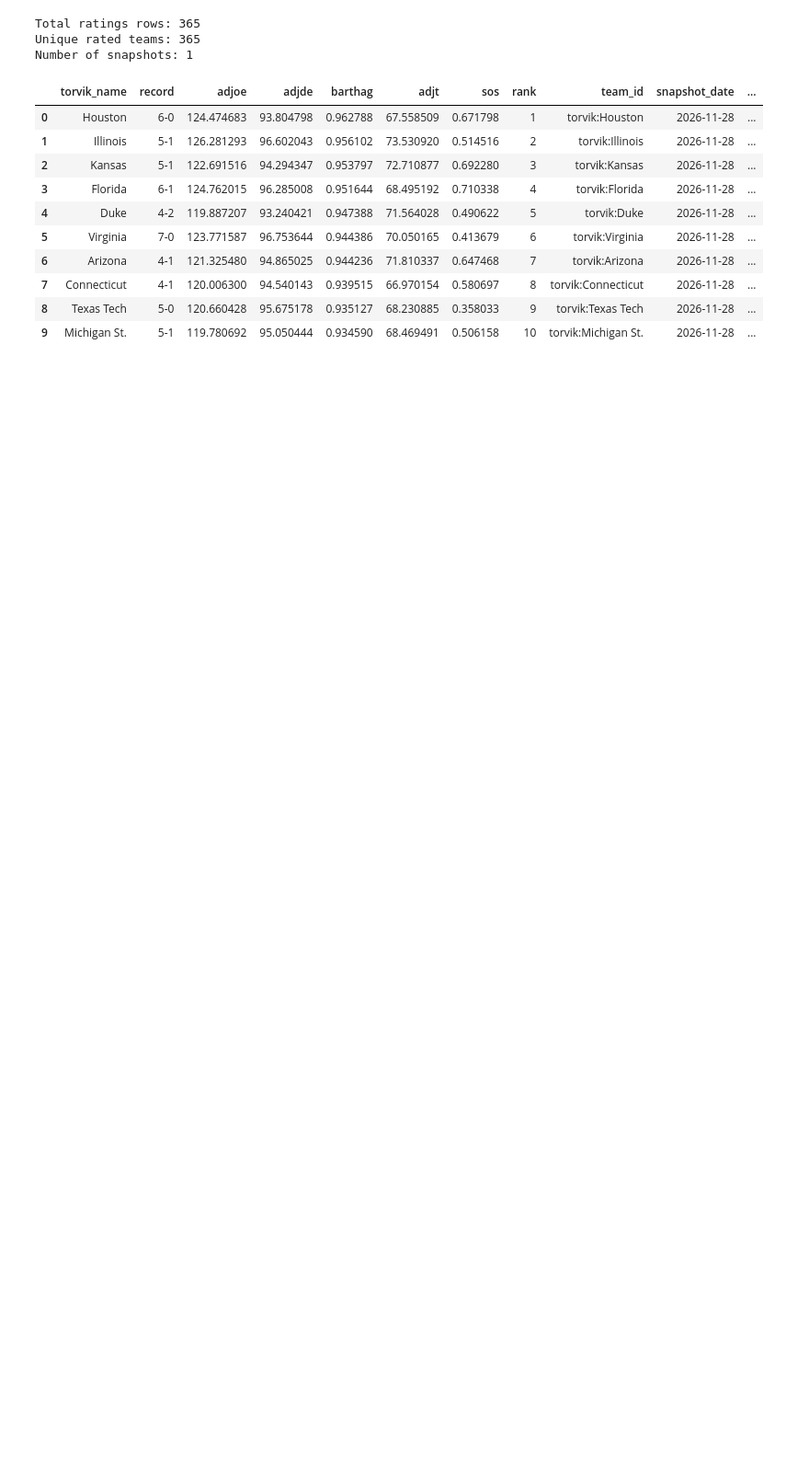
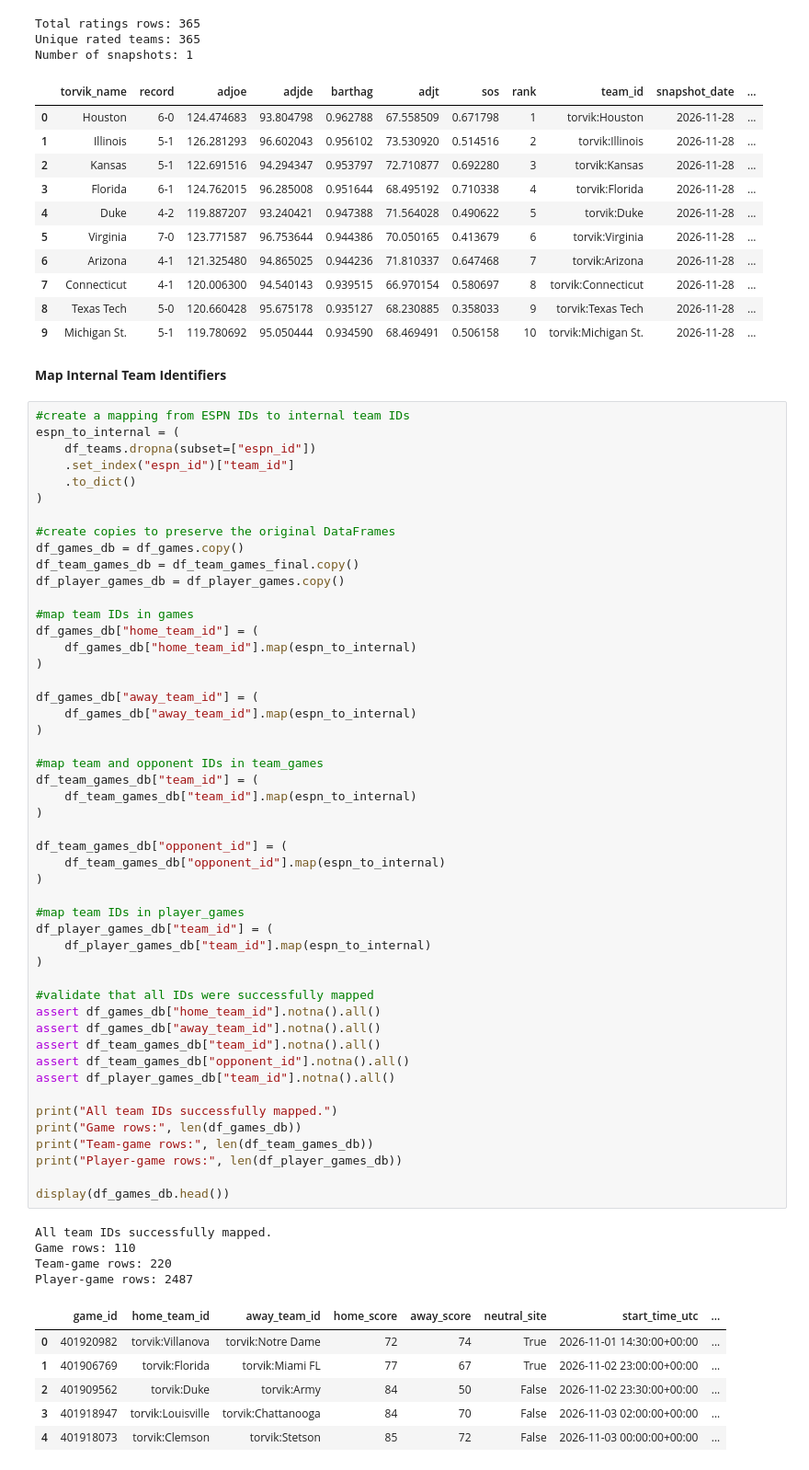
Before and after one commit to ekee7/acc_reality_check, a Jupyter notebook: ACC_Reality_Check.ipynb, the cells around one changed output. Shown at 92% size. Drawn from its saved outputs; the diff is of its cells as text; blank space fills up the shorter version.

```diff
--- a/ACC_Reality_Check.ipynb
+++ b/ACC_Reality_Check.ipynb
@@ -1450,3 +1450,65 @@ Number of snapshots: 1
 | 7 | Connecticut | 4-1 | 120.006300 | 94.540143 | 0.939515 | 66.970154 | 0.580697 | 8 | torvik:Connecticut | 2026-11-28 | ... |
 | 8 | Texas Tech | 5-0 | 120.660428 | 95.675178 | 0.935127 | 68.230885 | 0.358033 | 9 | torvik:Texas Tech | 2026-11-28 | ... |
 | 9 | Michigan St. | 5-1 | 119.780692 | 95.050444 | 0.934590 | 68.469491 | 0.506158 | 10 | torvik:Michigan St. | 2026-11-28 | ... |
+# %% [markdown]
+**Map Internal Team Identifiers**
+# %%
+#create a mapping from ESPN IDs to internal team IDs
+espn_to_internal = (
+    df_teams.dropna(subset=["espn_id"])
+    .set_index("espn_id")["team_id"]
+    .to_dict()
+)
+
+#create copies to preserve the original DataFrames
+df_games_db = df_games.copy()
+df_team_games_db = df_team_games_final.copy()
+df_player_games_db = df_player_games.copy()
+
+#map team IDs in games
+df_games_db["home_team_id"] = (
+    df_games_db["home_team_id"].map(espn_to_internal)
+)
+
+df_games_db["away_team_id"] = (
+    df_games_db["away_team_id"].map(espn_to_internal)
+)
+
+#map team and opponent IDs in team_games
+df_team_games_db["team_id"] = (
+    df_team_games_db["team_id"].map(espn_to_internal)
+)
+
+df_team_games_db["opponent_id"] = (
+    df_team_games_db["opponent_id"].map(espn_to_internal)
+)
+
+#map team IDs in player_games
+df_player_games_db["team_id"] = (
+    df_player_games_db["team_id"].map(espn_to_internal)
+)
+
+#validate that all IDs were successfully mapped
+assert df_games_db["home_team_id"].notna().all()
+assert df_games_db["away_team_id"].notna().all()
+assert df_team_games_db["team_id"].notna().all()
+assert df_team_games_db["opponent_id"].notna().all()
+assert df_player_games_db["team_id"].notna().all()
+
+print("All team IDs successfully mapped.")
+print("Game rows:", len(df_games_db))
+print("Team-game rows:", len(df_team_games_db))
+print("Player-game rows:", len(df_player_games_db))
+
+display(df_games_db.head())
+# %% [output]
+All team IDs successfully mapped.
+Game rows: 110
+Team-game rows: 220
+Player-game rows: 2487
+|  | game_id | home_team_id | away_team_id | home_score | away_score | neutral_site | start_time_utc | ... |
+| 0 | 401920982 | torvik:Villanova | torvik:Notre Dame | 72 | 74 | True | 2026-11-01 14:30:00+00:00 | ... |
+| 1 | 401906769 | torvik:Florida | torvik:Miami FL | 77 | 67 | True | 2026-11-02 23:00:00+00:00 | ... |
+| 2 | 401909562 | torvik:Duke | torvik:Army | 84 | 50 | False | 2026-11-02 23:30:00+00:00 | ... |
+| 3 | 401918947 | torvik:Louisville | torvik:Chattanooga | 84 | 70 | False | 2026-11-03 02:00:00+00:00 | ... |
+| 4 | 401918073 | torvik:Clemson | torvik:Stetson | 85 | 72 | False | 2026-11-03 00:00:00+00:00 | ... |
```
Also changed, not shown: parts of 11 cells of this notebook.
